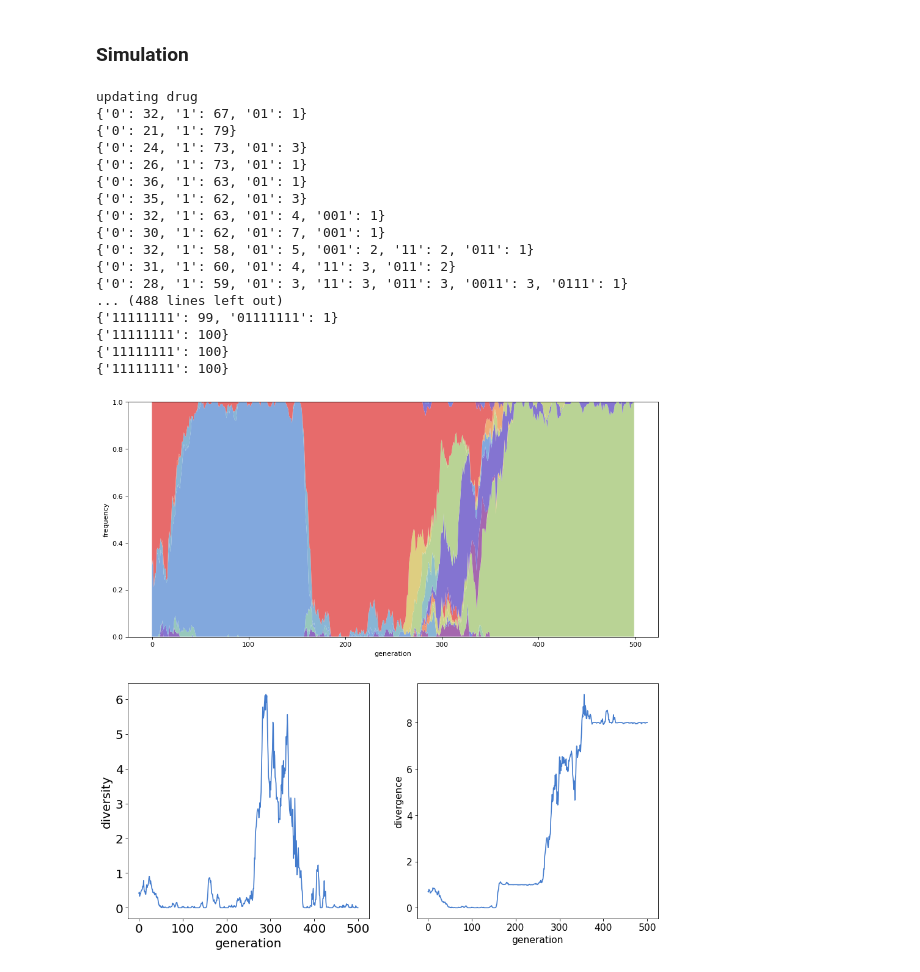
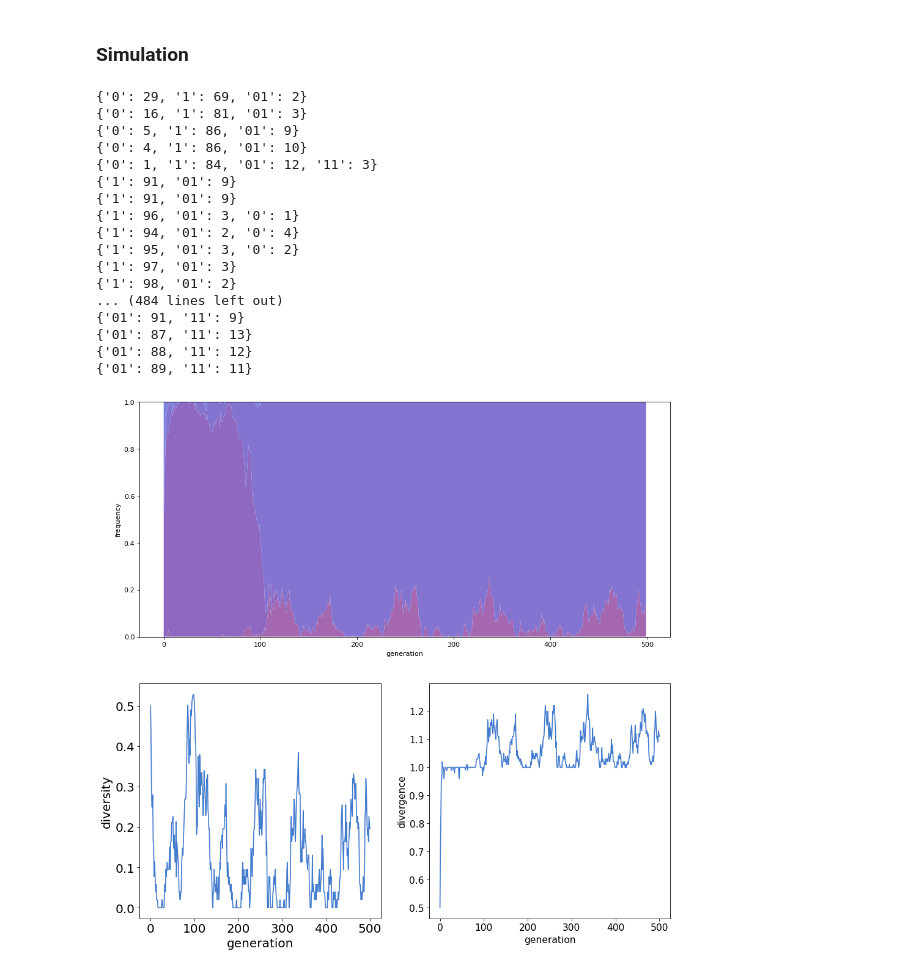
Before and after one commit to rbarkerclarke/fusion_model, a Jupyter notebook: fusion.ipynb, the cells around one changed output. Drawn from its saved outputs; the diff is of its cells as text; code cells hidden in the pictures.

Commit message:
Updated fusion code to make haplotypes of length > 2 have 0 fitness

```diff
--- a/fusion.ipynb
+++ b/fusion.ipynb
@@ -14,8 +14,8 @@ seq_length = 1
 base_haplotype = "0"
 fraction_base = 0.5
 
-fitness_nodrug = {'base': 1.1, 'resistant': 1, 'fusion': 1.05}
-fitness_drug = {'base': 0.5, 'resistant': 1.0, 'fusion': 1.2}
+fitness_nodrug = {'base': 1.5, 'resistant': 1, 'fusion': 1.25}
+fitness_drug = {'base': 0.5, 'resistant': 1.0, 'fusion': 1.25}
 
 fitness_base = fitness_nodrug['base']
 fitness_resistant = fitness_nodrug['resistant']
@@ -112,8 +112,10 @@ def get_fusion_fitness(haplotype):
     from math import e
 
     length = len(haplotype)
-    if length < 2:
-        assert('trying to get fitness for a non fusion haplotype!')
+
+    # Don't let the haplotype go past 2 chars.
+    if length > 2:
+        return 0
 
     # Use a Gaussian function such that the fitness is lower when very short and very long.
     # f(x) = ae^(-(x-b)^2/2c^2)
@@ -301,80 +327,49 @@ def snp_trajectory_plot(xlabel="generation"):
 # %%
 generations = 500
 history = []
 
 def time_step():
     mutation_step()
     fusion_step()
     offspring_step()
 
 def simulate():
+    set_drug(True)
     clone_pop = dict(pop)
     history.append(clone_pop)
-    drug_state = True
     for i in range(generations):
-        if i % 150 == 0:
-            drug_state = not drug_state
-            set_drug(drug_state)
         time_step()
         clone_pop = dict(pop)
         history.append(clone_pop)
         print(pop)
 
-def set_drug(is_present):
-    # TODO: Maybe don't use globals here? We can pass the drug state into the step functions.
-    global fitness_base
-    global fitness_resistant
-    global fitness_fusion
-
-    print('updating drug')
-
-    if is_present:
-        fitness_base = fitness_drug['base']
-        fitness_resistant = fitness_drug['resistant']
-        fitness_fusion = fitness_drug['fusion']
-    else:
-        fitness_base = fitness_nodrug['base']
-        fitness_resistant = fitness_nodrug['resistant']
-        fitness_fusion = fitness_nodrug['fusion']
-
-    fitness["0"] = fitness_base
-    fitness["1"] = fitness_resistant
-    haplotypes = list(pop.keys())
-    for hap in haplotypes:
-        if len(hap) < 2: continue
-        fitness[hap] = get_fusion_fitness(hap)
-
-
 simulate()
-
-# plt.figure(num=None, figsize=(14, 7), dpi=80, facecolor='w', edgecolor='k')
-# stacked_trajectory_plot()
 
 plt.figure(num=None, figsize=(14, 14), dpi=80, facecolor='w', edgecolor='k')
 plt.subplot2grid((2,2), (0,0), colspan=2)
 stacked_trajectory_plot()
 #plt.subplot2grid((3,2), (1,0), colspan=2)
 #snp_trajectory_plot()
 plt.subplot2grid((2,2), (1,0))
 diversity_plot()
 plt.subplot2grid((2,2), (1,1))
 divergence_plot()
 # %% [output]
-updating drug
-{'0': 32, '1': 67, '01': 1}
-{'0': 21, '1': 79}
-{'0': 24, '1': 73, '01': 3}
-{'0': 26, '1': 73, '01': 1}
-{'0': 36, '1': 63, '01': 1}
-{'0': 35, '1': 62, '01': 3}
-{'0': 32, '1': 63, '01': 4, '001': 1}
-{'0': 30, '1': 62, '01': 7, '001': 1}
-{'0': 32, '1': 58, '01': 5, '001': 2, '11': 2, '011': 1}
-{'0': 31, '1': 60, '01': 4, '11': 3, '011': 2}
-{'0': 28, '1': 59, '01': 3, '11': 3, '011': 3, '0011': 3, '0111': 1}
-... (488 lines left out)
-{'11111111': 99, '01111111': 1}
-{'11111111': 100}
-{'11111111': 100}
-{'11111111': 100}
+{'0': 29, '1': 69, '01': 2}
+{'0': 16, '1': 81, '01': 3}
+{'0': 5, '1': 86, '01': 9}
+{'0': 4, '1': 86, '01': 10}
+{'0': 1, '1': 84, '01': 12, '11': 3}
+{'1': 91, '01': 9}
+{'1': 91, '01': 9}
+{'1': 96, '01': 3, '0': 1}
+{'1': 94, '01': 2, '0': 4}
+{'1': 95, '01': 3, '0': 2}
+{'1': 97, '01': 3}
+{'1': 98, '01': 2}
+... (484 lines left out)
+{'01': 91, '11': 9}
+{'01': 87, '11': 13}
+{'01': 88, '11': 12}
+{'01': 89, '11': 11}
-[figure, old version]
+[figure, new version]
```
Also changed, not shown: parts of 3 cells of this notebook.
